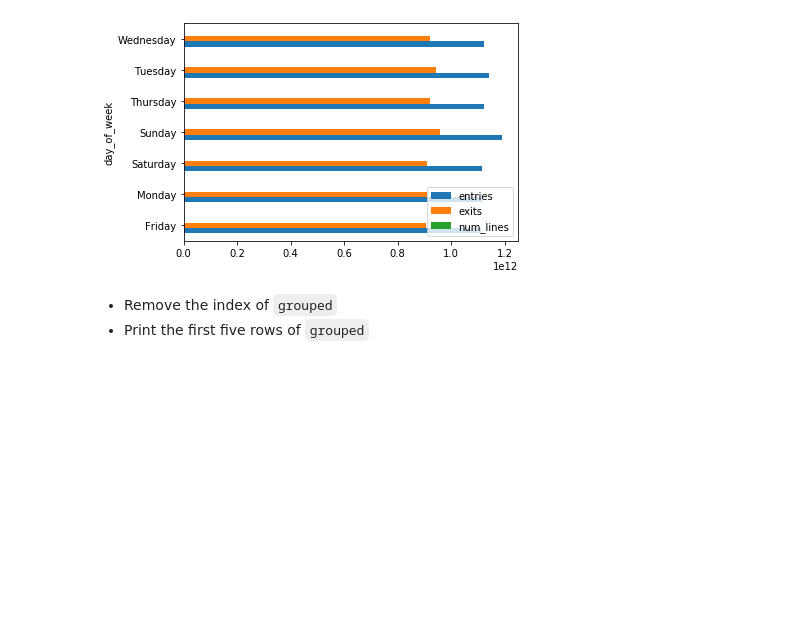
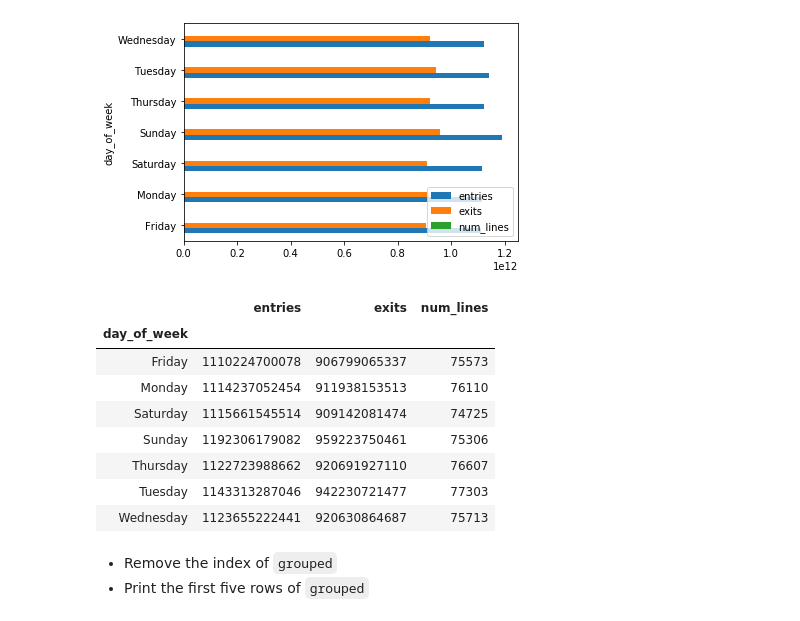
Before and after one commit to fecezar/dsc-pandas-series-and-dataframes-lab-onl01-dtsc-ft-052620, a Jupyter notebook: index.ipynb, the cells around one changed output. Drawn from its saved outputs; the diff is of its cells as text; code cells hidden in the pictures; blank space fills up the shorter version.

```diff
--- a/index.ipynb
+++ b/index.ipynb
@@ -143,6 +143,18 @@ grouped.plot(kind='barh')
 plt.show()
 # %% [output]
 [figure]
+# %%
+df.groupby('day_of_week').sum()
+# %% [output]
+|  | entries | exits | num_lines |
+| day_of_week |  |  |  |
+| Friday | 1110224700078 | 906799065337 | 75573 |
+| Monday | 1114237052454 | 911938153513 | 76110 |
+| Saturday | 1115661545514 | 909142081474 | 74725 |
+| Sunday | 1192306179082 | 959223750461 | 75306 |
+| Thursday | 1122723988662 | 920691927110 | 76607 |
+| Tuesday | 1143313287046 | 942230721477 | 77303 |
+| Wednesday | 1123655222441 | 920630864687 | 75713 |
 # %% [markdown]
 - Remove the index of `grouped`
 - Print the first five rows of `grouped`
```
Also changed, not shown: parts of 4 cells of this notebook.
